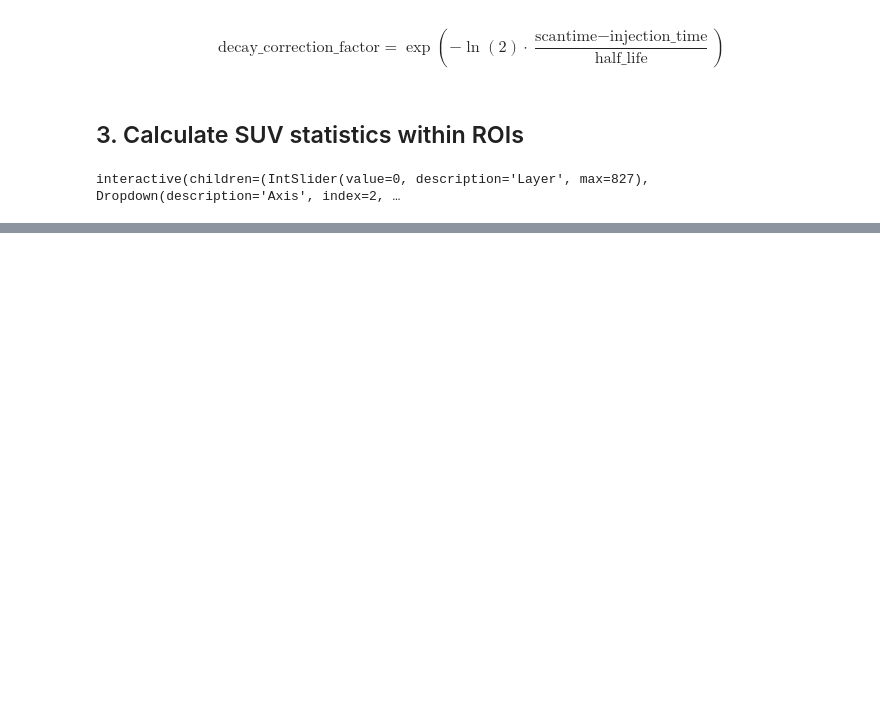
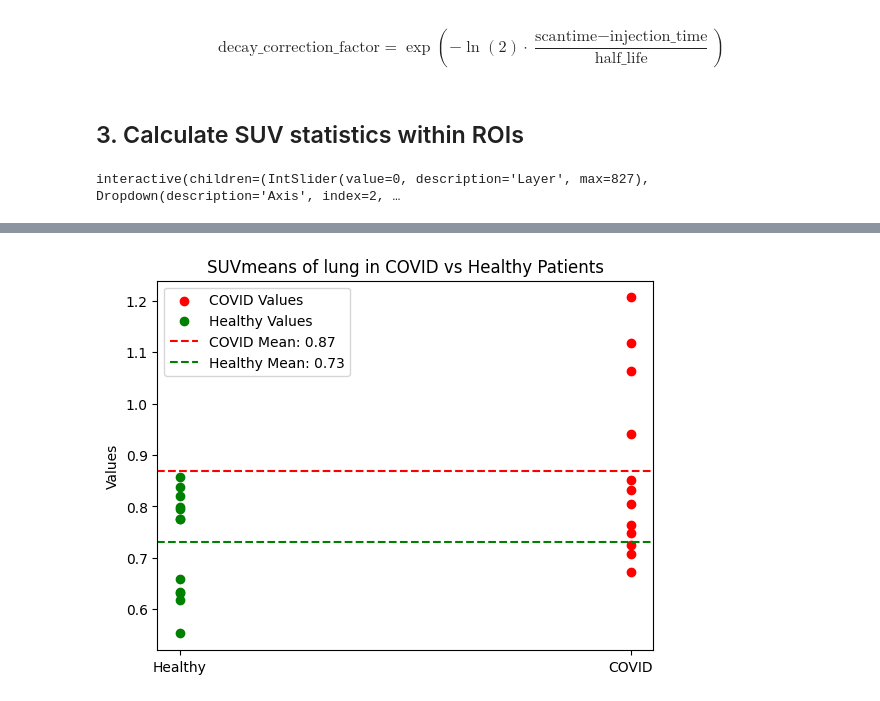
Before and after one commit to Billiam2468/PET_Segmentation_Statistics, a Jupyter notebook: PET SUV Statistics.ipynb, the cells around one changed output, grey strips where cells are left out. Saved outputs shown, nothing was run; the diff lists cells and outputs as text; code cells hidden in the pictures; blank space fills up the shorter version.

Commit message:
SUVmean charts of some organs

```diff
--- a/PET SUV Statistics.ipynb
+++ b/PET SUV Statistics.ipynb
@@ -539,6 +542,7 @@ np.save('suv_stats.npy', stats)
 # # Display the DataFrame
 # display(df)
 # %%
-suv_dict = np.load('suv_stats.npy',allow_pickle='TRUE').item()
-print(suv_dict['Healthy Controls_1341792-Sub005-A01-NE_20100912.nii.gz']) # displays "world"
+suv_dict = np.load('true_suv_stats.npy',allow_pickle='TRUE').item()
+print(len(suv_dict['COVID Patients_1697954_FDG_COVID_Pt002_JP_20121026.nii.gz'])) # displays "world"
+#print(len(suv_dict['Healthy Controls_1341792-Sub005-A01-NE_20100912.nii.gz'])) # displays "world"
 # %% [output]
@@ -580,3 +682,38 @@ Healthy Controls_1341792-Sub005-A01-NE_20100912.nii.gz
 # %%
-val = (df.lung_upper_lobe_left["mean"]*df.lung_upper_lobe_left["num_val"] + df.lung_lower_lobe_left["mean"]*df.lung_lower_lobe_left["num_val"] + df.lung_upper_lobe_right["mean"]*df.lung_upper_lobe_right["num_val"] + df.lung_middle_lobe_right["mean"]*df.lung_middle_lobe_right["num_val"] + df.lung_lower_lobe_right["mean"]*df.lung_lower_lobe_right["num_val"])/(df.lung_upper_lobe_left["num_val"]+df.lung_lower_lobe_left["num_val"]+df.lung_upper_lobe_right["num_val"]+df.lung_middle_lobe_right["num_val"]+df.lung_lower_lobe_right["num_val"])
+import matplotlib.pyplot as plt
+import numpy as np
+
+# Example data
+covid_vals = COVID_vals
+healthy_vals = Healthy_vals
+
+# Calculate the means
+covid_mean = np.mean(covid_vals)
+healthy_mean = np.mean(healthy_vals)
+
+# Scatter plot data
+covid_x = np.ones(len(covid_vals)) * 2
+healthy_x = np.ones(len(healthy_vals))
+
+# Plotting the data
+fig, ax = plt.subplots()
+ax.scatter(covid_x, covid_vals, color='red', label='COVID Values')
+ax.scatter(healthy_x, healthy_vals, color='green', label='Healthy Values')
+
+# Plotting the means
+ax.axhline(y=covid_mean, color='red', linestyle='--', label=f'COVID Mean: {covid_mean:.2f}')
+ax.axhline(y=healthy_mean, color='green', linestyle='--', label=f'Healthy Mean: {healthy_mean:.2f}')
+
+# Customizing the plot
+ax.set_title(f'SUVmeans of {organ} in COVID vs Healthy Patients')
+ax.set_xticks([1, 2])
+ax.set_xticklabels(['Healthy', 'COVID'])
+ax.set_ylabel('Values')
+ax.legend()
+# Save the figure as a JPEG file
+plt.savefig(f'{organ}_values_comparison.jpg', format='jpg')
+plt.show()
+plt.close()
+# %% [output]
+[figure, added]
 # %%
```
Also changed, not shown: parts of 8 cells of this notebook, 9 other files.
